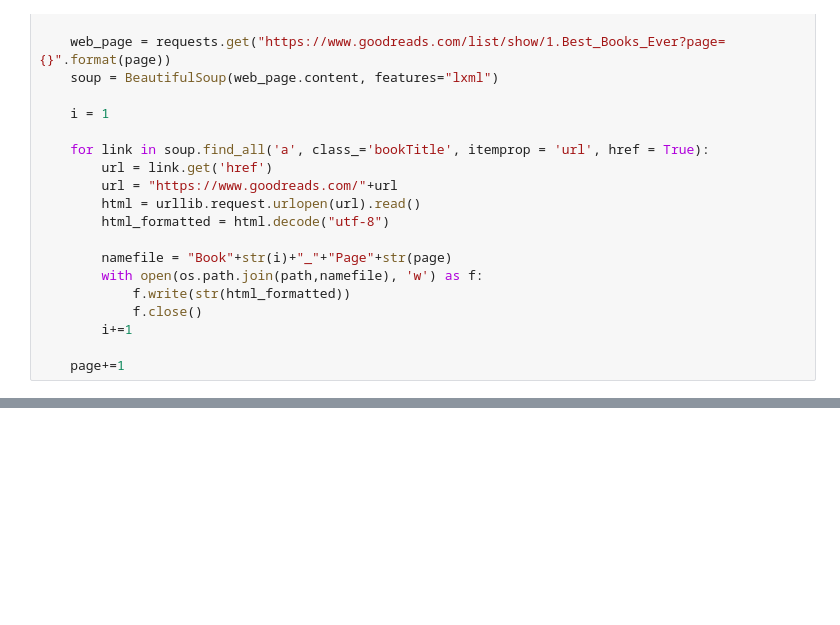
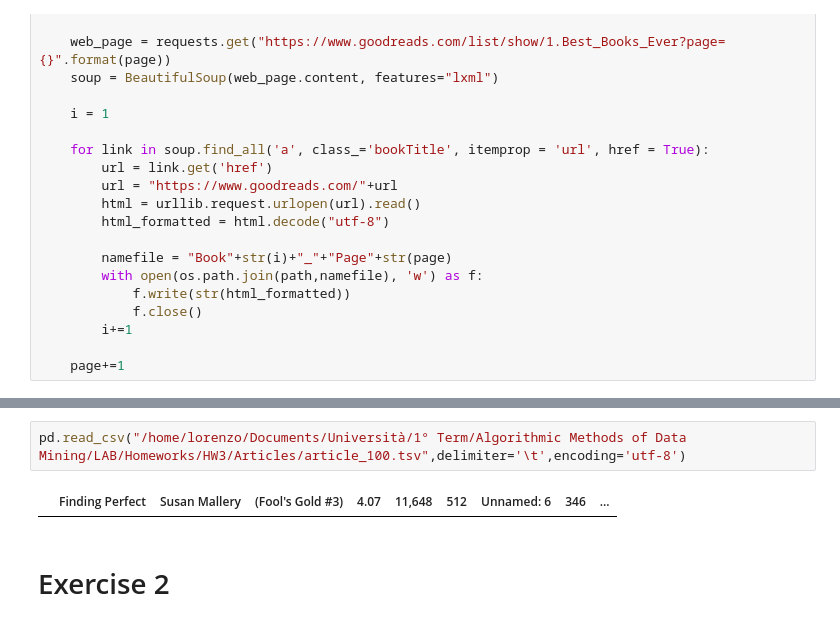
Before and after one commit to LorenzoPetr/ADM-HW3-Group17, a Jupyter notebook: ADM_CodeForHW3.ipynb, the cells around one changed output, grey strips where cells are left out. Cells and saved outputs as stored; diff of their text form; blank space fills up the shorter version.

```diff
--- a/ADM_CodeForHW3.ipynb
+++ b/ADM_CodeForHW3.ipynb
@@ -122,0 +267,6 @@ SyntaxError: invalid syntax (<ipython-input-81-1270d554853b>, line 31)
+# %%
+pd.read_csv("/home/lorenzo/Documents/Università/1° Term/Algorithmic Methods of Data Mining/LAB/Homeworks/HW3/Articles/article_100.tsv",delimiter='\t',encoding='utf-8')
+# %% [output]
+|  | Finding Perfect | Susan Mallery | (Fool's Gold #3) | 4.07 | 11,648 | 512 | Unnamed: 6 | 346 | ... |
+# %% [markdown]
+# Exercise 2
```
Also changed, not shown: parts of 7 cells of this notebook.
